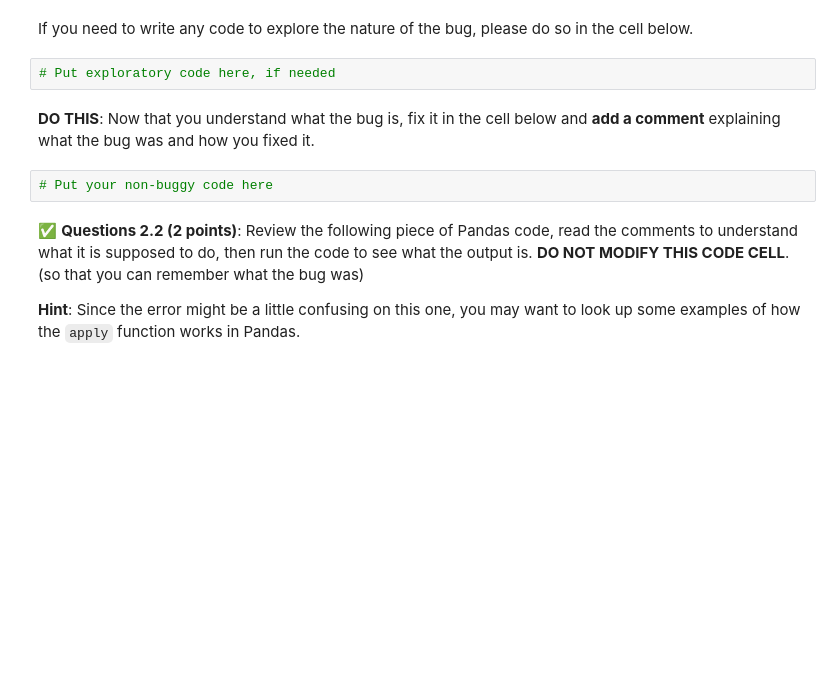
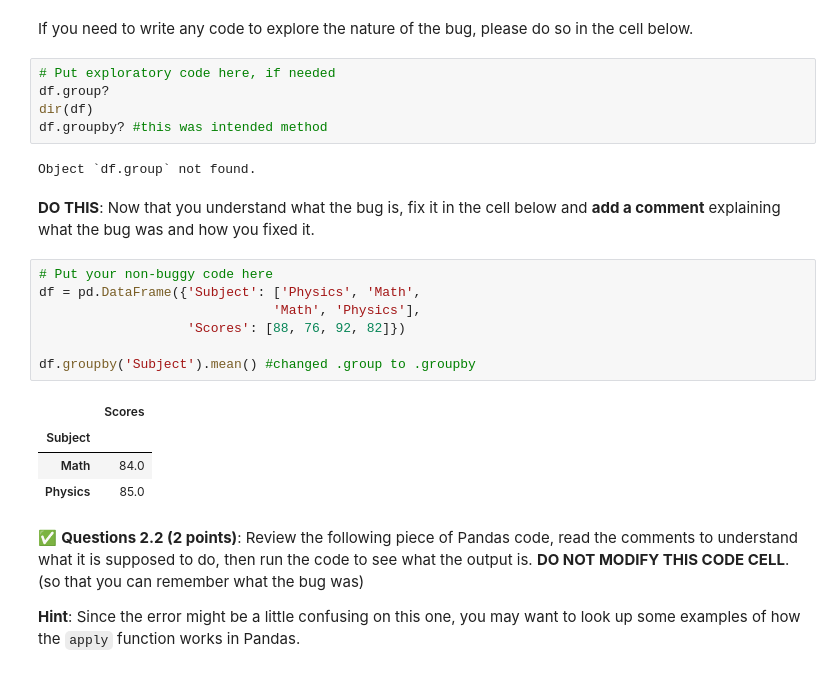
Before and after one commit to interlic/CMSE202, a Jupyter notebook: hw-01/HW-01_GitPracticeDebuggingPythonPackagesAndClasses-STUDENT.ipynb, the cells around one changed output. Cells and saved outputs as stored; diff of their text form; blank space fills up the shorter version.

```diff
--- a/hw-01/HW-01_GitPracticeDebuggingPythonPackagesAndClasses-STUDENT.ipynb
+++ b/hw-01/HW-01_GitPracticeDebuggingPythonPackagesAndClasses-STUDENT.ipynb
@@ -213,10 +222,25 @@ df.group('Subject').mean()
 If you need to write any code to explore the nature of the bug, please do so in the cell below.
 # %%
 # Put exploratory code here, if needed
+df.group?
+dir(df)
+df.groupby? #this was intended method
+# %% [output]
+Object `df.group` not found.
 # %% [markdown]
 **DO THIS**: Now that you understand what the bug is, fix it in the cell below and **add a comment** explaining what the bug was and how you fixed it.
-# %%
-# Put your non-buggy code here
+# %%
+# Put your non-buggy code here
+df = pd.DataFrame({'Subject': ['Physics', 'Math',
+                              'Math', 'Physics'],
+                   'Scores': [88, 76, 92, 82]})
+
+df.groupby('Subject').mean() #changed .group to .groupby
+# %% [output]
+|  | Scores |
+| Subject |  |
+| Math | 84.0 |
+| Physics | 85.0 |
 # %% [markdown]
 &#9989; **Questions 2.2 (2 points)**: Review the following piece of Pandas code, read the comments to understand what it is supposed to do, then run the code to see what the output is. **DO NOT MODIFY THIS CODE CELL**. (so that you can remember what the bug was)
 
```
Also changed, not shown: parts of 12 cells of this notebook.
